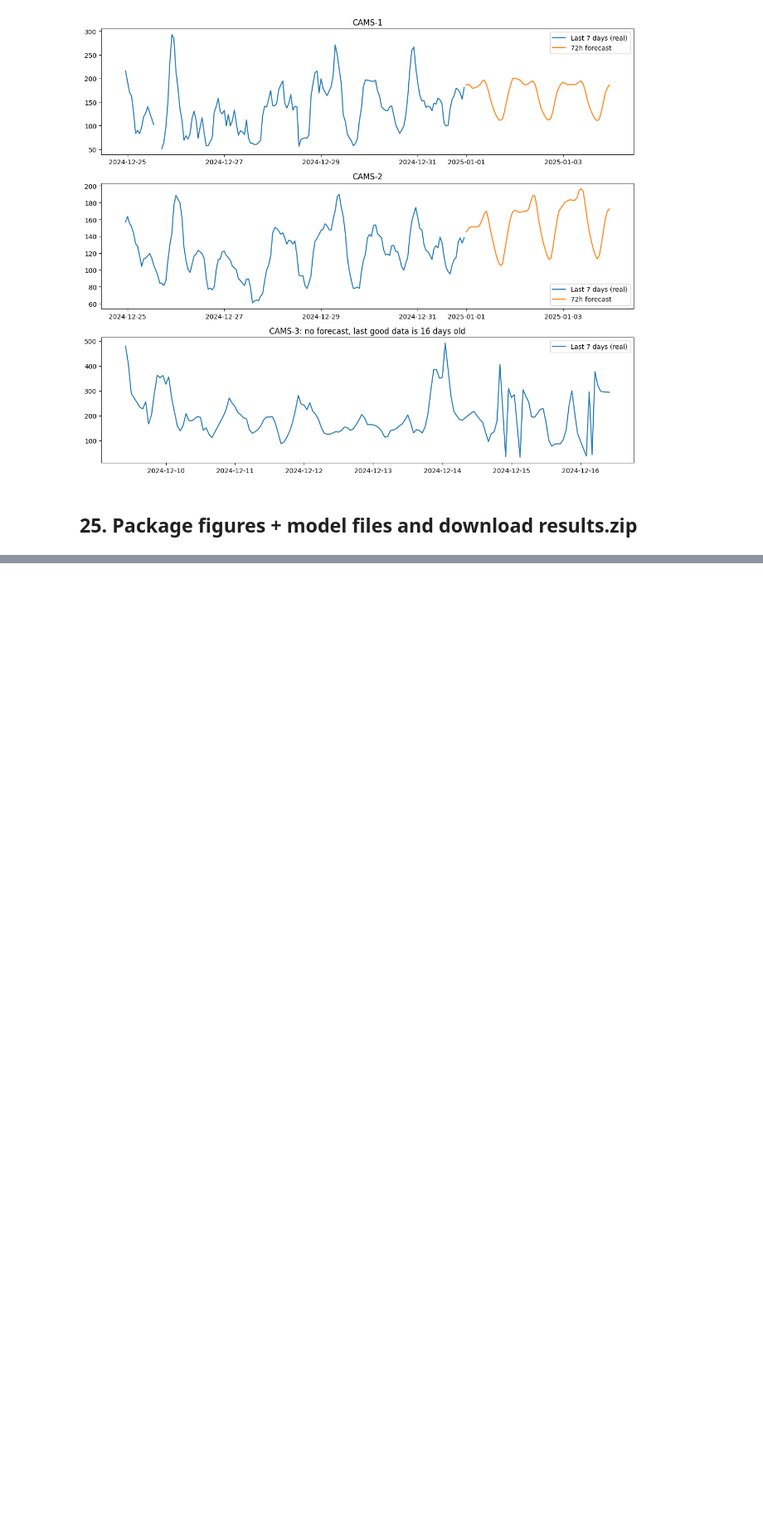
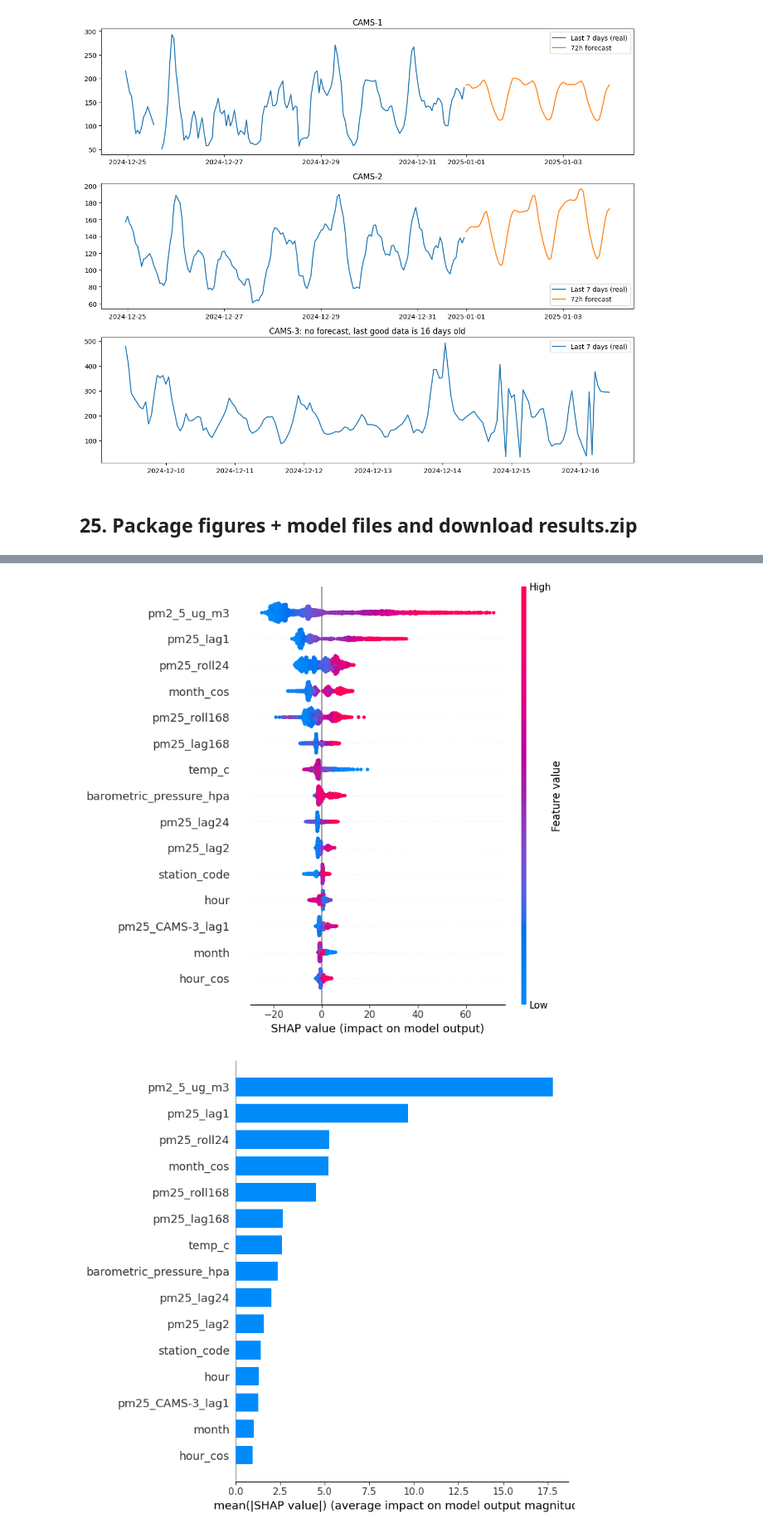
Before and after one commit to Hemal0651/dhaka-pm25-forecasting, a Jupyter notebook: notebooks/ML_Lab_improved.ipynb, the cells around one changed output, grey strips where cells are left out. Shown at 83% size. Saved outputs shown, nothing was run; the diff lists cells and outputs as text; code cells hidden in the pictures; blank space fills up the shorter version.

```diff
--- a/notebooks/ML_Lab_improved.ipynb
+++ b/notebooks/ML_Lab_improved.ipynb
@@ -1453,0 +1787,24 @@ files.download("results.zip")
+# %%
+import shap
+Xs = te24[FEATS].sample(4000, random_state=42)
+sv = shap.TreeExplainer(m_tuned).shap_values(Xs)
+
+shap.summary_plot(sv, Xs, show=False, max_display=15)
+plt.savefig("fig_shap_summary.png", dpi=200, bbox_inches="tight"); plt.show()
+shap.summary_plot(sv, Xs, plot_type="bar", show=False, max_display=15)
+plt.savefig("fig_shap_bar.png", dpi=200, bbox_inches="tight"); plt.show()
+
+def family(f):
+    if f.startswith("pm25_CAMS"): return "cross-station PM2.5"
+    if f == "pm2_5_ug_m3" or f.startswith(("pm25_", "d_now", "d_1_24", "d_roll")): return "own PM2.5 history"
+    if f in ("hour", "month", "dow", "station_code") or f.endswith(("_sin", "_cos")) and not f.startswith("wind"): return "time / station"
+    if f in ("temp_c", "rh_pct", "wind_speed_ms", "barometric_pressure_hpa", "solar_rad_wm2", "rain_mm") or f.startswith("wind_dir"): return "meteorology"
+    return "other pollutants"
+imp_shap = pd.Series(np.abs(sv).mean(0), index=FEATS)
+fam = imp_shap.groupby(imp_shap.index.map(family)).sum().sort_values(ascending=False)
+print("Top 15 features by mean |SHAP| (µg/m³):"); print(imp_shap.sort_values(ascending=False).head(15).round(2).to_string())
+print("\nShare by feature family:"); print((100 * fam / fam.sum()).round(1).to_string())
+(100 * fam / fam.sum()).round(2).rename("share_pct").to_csv("table_shap_families.csv")
+# %% [output]
+[figure, added]
+[figure, added]
```
Also changed, not shown: parts of 24 cells of this notebook, 24 other files.
